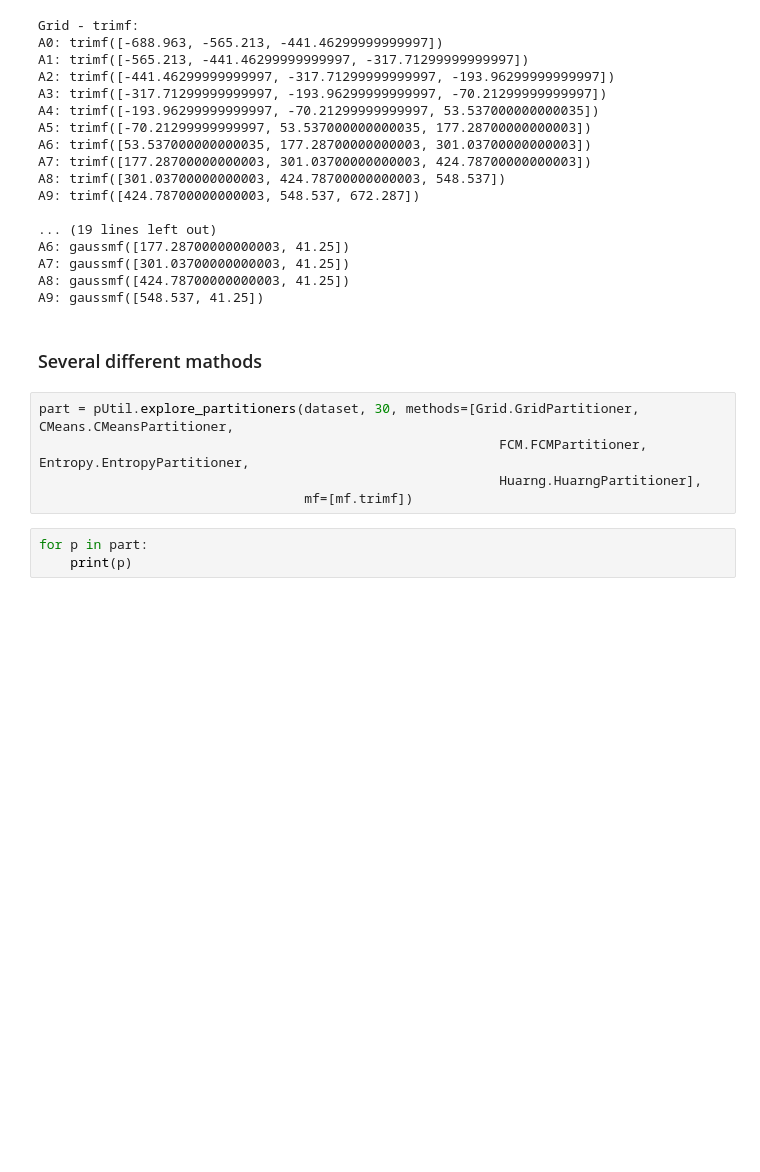
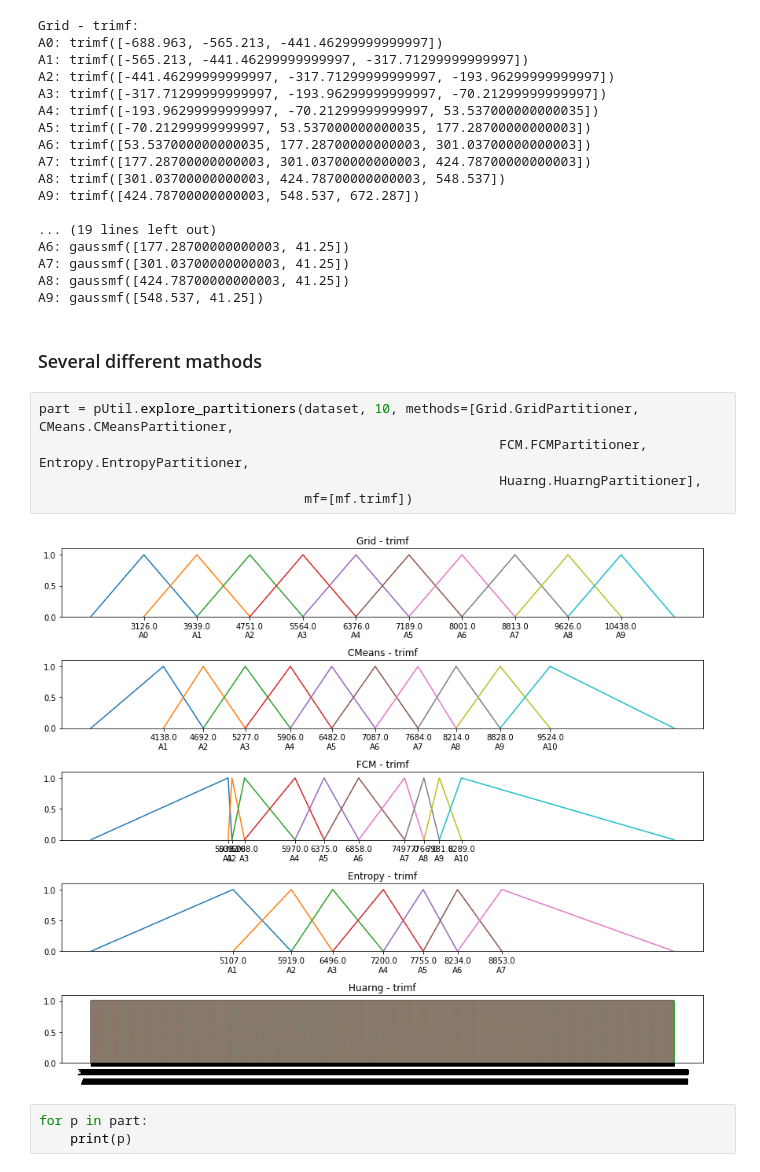
Before and after one commit to PYFTS/pyFTS, a Jupyter notebook: pyFTS/notebooks/Partitioners.ipynb, the cells around one changed output. Cells and saved outputs as stored; diff of their text form; blank space fills up the shorter version.

```diff
--- a/pyFTS/notebooks/Partitioners.ipynb
+++ b/pyFTS/notebooks/Partitioners.ipynb
@@ -110,10 +110,12 @@ A9: gaussmf([548.537, 41.25])
 # %% [markdown]
 ### Several different mathods
 # %%
-part = pUtil.explore_partitioners(dataset, 30, methods=[Grid.GridPartitioner, CMeans.CMeansPartitioner,
+part = pUtil.explore_partitioners(dataset, 10, methods=[Grid.GridPartitioner, CMeans.CMeansPartitioner,
                                                            FCM.FCMPartitioner, Entropy.EntropyPartitioner,
                                                            Huarng.HuarngPartitioner],
                                   mf=[mf.trimf])
+# %% [output]
+[figure, added]
 # %%
 for p in part:
     print(p)
```
Also changed, not shown: 4 other files.
